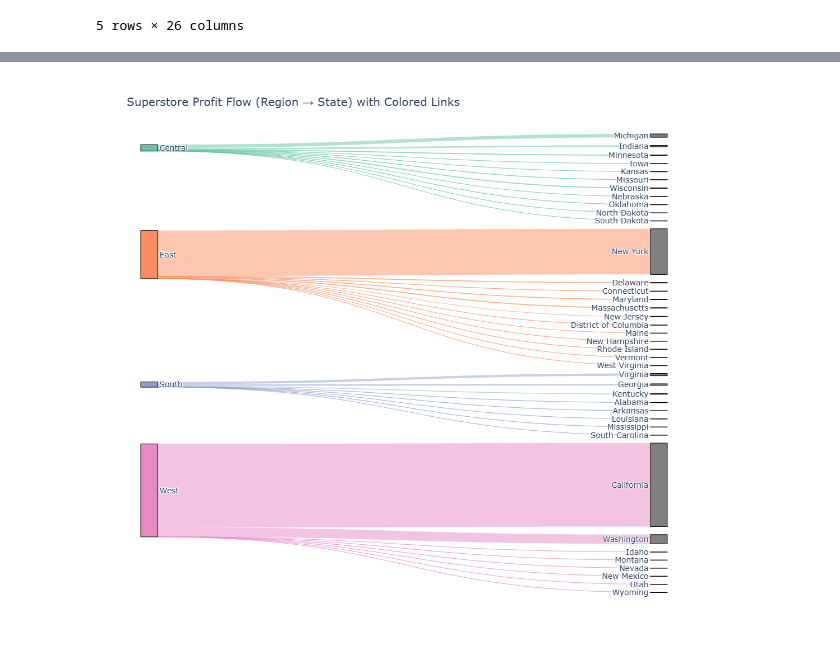
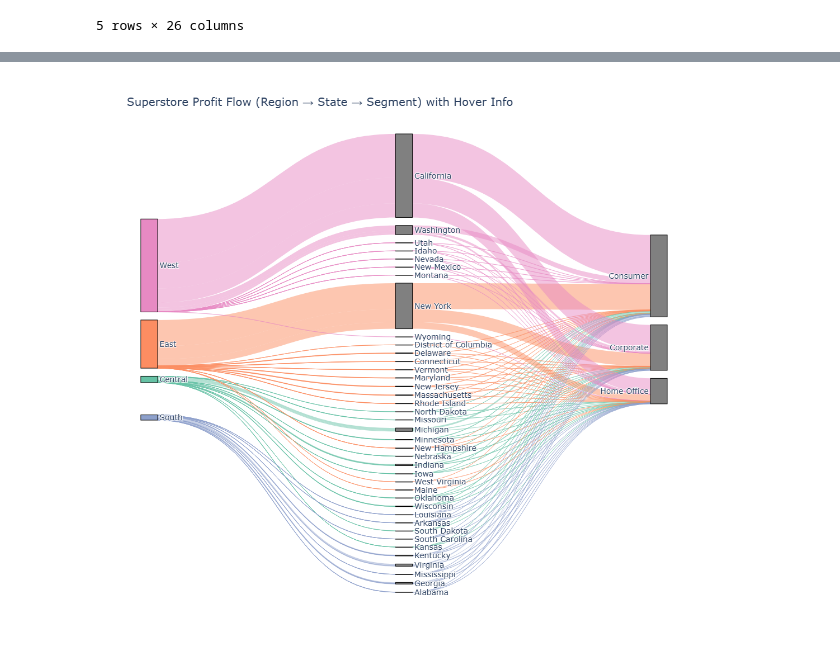
Before and after one commit to jeremym3817/DS4200, a Jupyter notebook: Plotly_Map.ipynb, the cells around one changed output, grey strips where cells are left out. Drawn from its saved outputs; the diff is of its cells as text; code cells hidden in the pictures.

```diff
--- a/Plotly_Map.ipynb
+++ b/Plotly_Map.ipynb
@@ -91,68 +91,71 @@ import pandas as pd
 import plotly.graph_objects as go
 import plotly.colors as pc
 
+# Group by Region → State → Segment and sum Profit
+grouped = ss.groupby(["Region", "State", "Segment"])["Profit"].sum().reset_index()
 
-
-# Group by Region → State and sum the Profit
-grouped = ss.groupby(["Region", "State"])["Profit"].sum().reset_index()
-
-# Get unique regions and states
-unique_regions = grouped["Region"].unique()
-
-# Assign distinct colors to each region
-region_colors = pc.qualitative.Set2[:len(unique_regions)]  # Pick distinct colors
-region_color_dict = {region: region_colors[i] for i, region in enumerate(unique_regions)}
-
-# Create label mappings
-all_labels = pd.concat([grouped["Region"], grouped["State"]]).unique()
+# Get unique labels (Region, State, Segment)
+all_labels = pd.concat([grouped["Region"], grouped["State"], grouped["Segment"]]).unique()
 label_dict = {label: i for i, label in enumerate(all_labels)}
 
 # Map labels to indices
 grouped["region_idx"] = grouped["Region"].map(label_dict)
 grouped["state_idx"] = grouped["State"].map(label_dict)
+grouped["segment_idx"] = grouped["Segment"].map(label_dict)
 
-# Convert RGB colors to RGBA with transparency for links
+# Assign distinct colors to each region
+unique_regions = grouped["Region"].unique()
+region_colors = pc.qualitative.Set2[:len(unique_regions)]
+region_color_dict = {region: region_colors[i] for i, region in enumerate(unique_regions)}
+
+# Assign node colors (regions color-coded)
+node_colors = [region_color_dict.get(label, "gray") for label in label_dict.keys()]
+
+# Convert RGB to RGBA (for link transparency)
 def rgb_to_rgba(rgb_str, alpha=0.5):
-    rgb_values = rgb_str[rgb_str.find("(")+1:rgb_str.find(")")].split(",")  # Extract numbers
+    rgb_values = rgb_str[rgb_str.find("(")+1:rgb_str.find(")")].split(",")
     return f"rgba({rgb_values[0]},{rgb_values[1]},{rgb_values[2]},{alpha})"
 
-# Assign node colors
-node_colors = [region_color_dict.get(label, "gray") for label in label_dict.keys()]
+# Assign link colors based on Region colors
+link_colors = [rgb_to_rgba(region_color_dict[region], alpha=0.5) for region in grouped["Region"]] * 2
 
-# Assign link colors (RGBA versions of region colors)
-link_colors = [rgb_to_rgba(region_color_dict[region], alpha=0.5) for region in grouped["Region"]]
+# Create `customdata` for both Region → State and State → Segment edges
+customdata_links = (
+    grouped[["Region", "State", "Profit"]].values.tolist() +
+    grouped[["State", "Segment", "Profit"]].values.tolist()
+)
 
-# Create Sankey diagram with colored links
+# Create Sankey diagram
 fig = go.Figure(data=[go.Sankey(
     node=dict(
         pad=20,
         thickness=30,
         line=dict(color="black", width=1),
         label=list(label_dict.keys()),
-        color=node_colors  # Assigning node colors
+        color=node_colors
     ),
     link=dict(
-        source=grouped["region_idx"].tolist(),
-        target=grouped["state_idx"].tolist(),
-        value=grouped["Profit"].tolist(),
-        color=link_colors,  # Assigning fixed link colors
-        customdata=grouped[["Region", "State", "Profit"]].values,
+        source=grouped["region_idx"].tolist() + grouped["state_idx"].tolist(),
+        target=grouped["state_idx"].tolist() + grouped["segment_idx"].tolist(),
+        value=grouped["Profit"].tolist() + grouped["Profit"].tolist(),
+        color=link_colors,  # Use same colors for both layers
+        customdata=customdata_links,
         hovertemplate=(
-            "Region: %{customdata[0]}<br>"
-            "State: %{customdata[1]}<br>"
+            "Source: %{customdata[0]}<br>"
+            "Target: %{customdata[1]}<br>"
             "Profit: $%{customdata[2]:,.2f}<extra></extra>"
         )
     )
 )])
 
-# Update layout for better visibility
+# Update layout
 fig.update_layout(
-    title_text="Superstore Profit Flow (Region → State) with Colored Links",
+    title_text="Superstore Profit Flow (Region → State → Segment) with Hover Info",
     font_size=14,
-    width=1000,
+    width=1200,
     height=1000,
 )
 
 fig.show()
 # %% [output]
-[figure, old version]
+[figure, new version]
```
Also changed, not shown: parts of 2 cells of this notebook, 1 other file.
